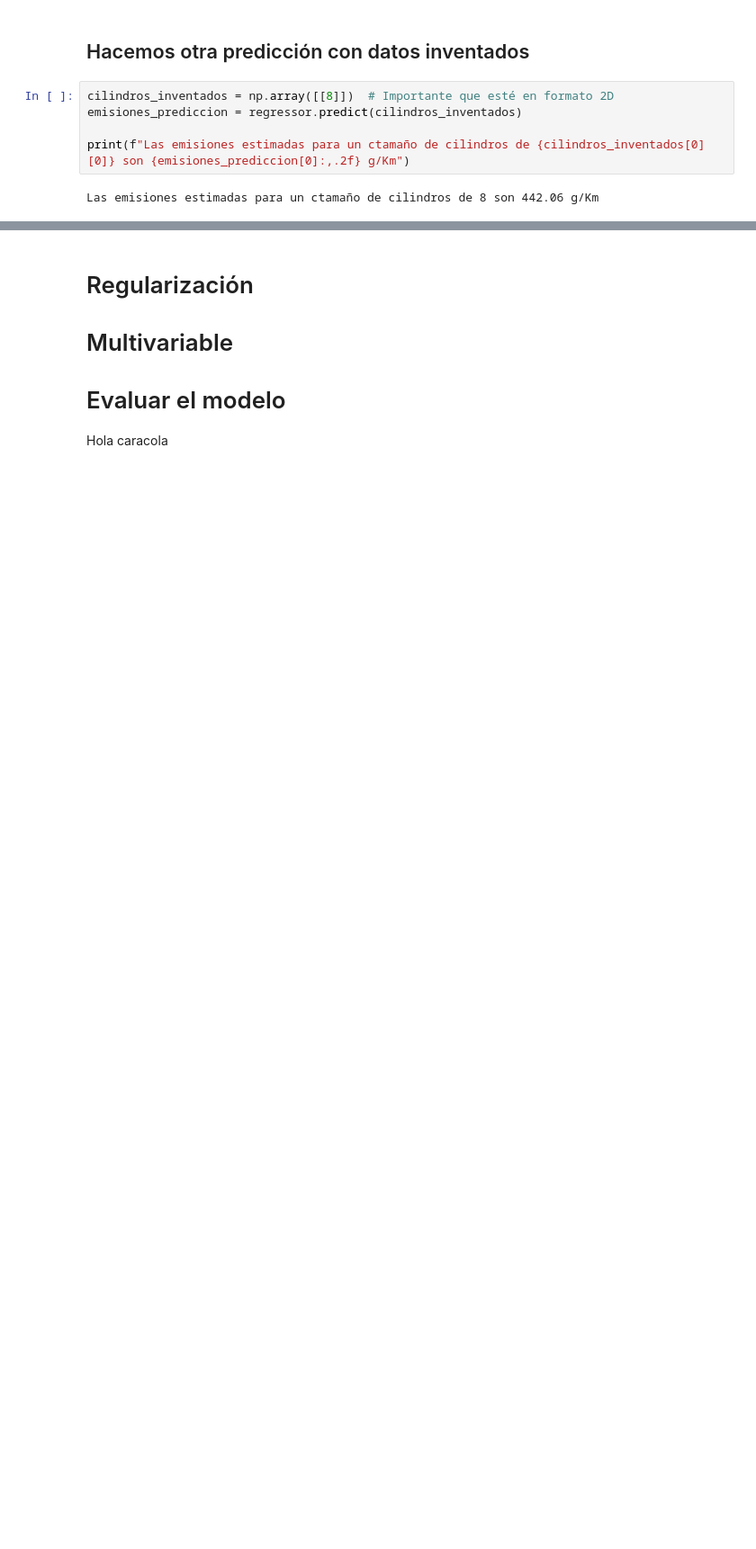
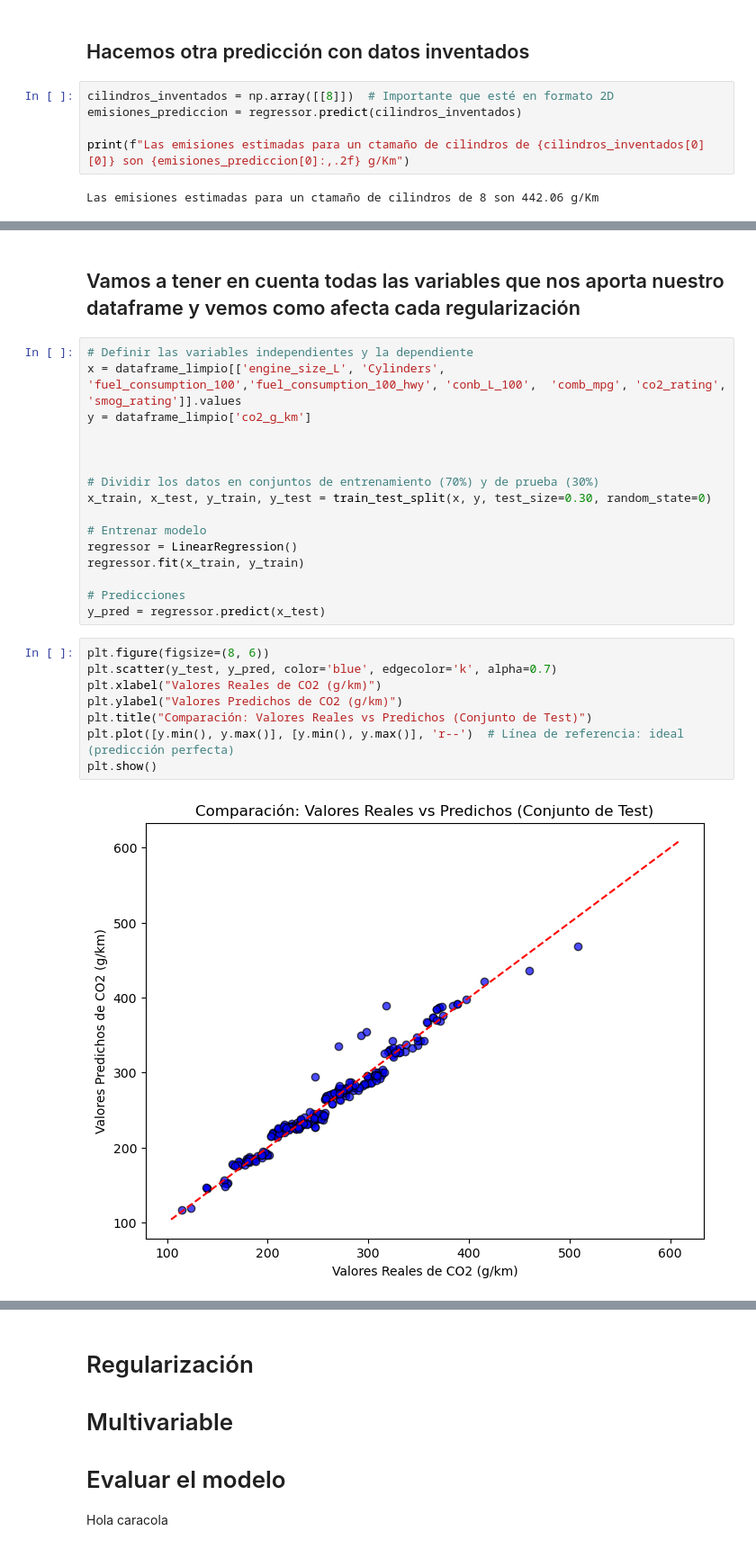
Before and after one commit to EnriqueGranadosMartinez/fuel, a Jupyter notebook: fuel_kike/fuel.ipynb, the cells around one changed output, grey strips where cells are left out. Shown at 90% size. Drawn from its saved outputs; the diff is of its cells as text; blank space fills up the shorter version.

```diff
--- a/fuel_kike/fuel.ipynb
+++ b/fuel_kike/fuel.ipynb
@@ -221,0 +308,28 @@ x_train, x_test, y_train, y_test = train_test_split(x, y, test_size=0.30, random
+# %% [markdown]
+## Vamos a tener en cuenta todas las variables que nos aporta nuestro dataframe y vemos como afecta cada regularización
+# %%
+# Definir las variables independientes y la dependiente
+x = dataframe_limpio[['engine_size_L', 'Cylinders', 'fuel_consumption_100','fuel_consumption_100_hwy', 'conb_L_100',  'comb_mpg', 'co2_rating', 'smog_rating']].values
+y = dataframe_limpio['co2_g_km']
+
+
+
+# Dividir los datos en conjuntos de entrenamiento (70%) y de prueba (30%)
+x_train, x_test, y_train, y_test = train_test_split(x, y, test_size=0.30, random_state=0)
+
+# Entrenar modelo
+regressor = LinearRegression()
+regressor.fit(x_train, y_train)
+
+# Predicciones
+y_pred = regressor.predict(x_test)
+# %%
+plt.figure(figsize=(8, 6))
+plt.scatter(y_test, y_pred, color='blue', edgecolor='k', alpha=0.7)
+plt.xlabel("Valores Reales de CO2 (g/km)")
+plt.ylabel("Valores Predichos de CO2 (g/km)")
+plt.title("Comparación: Valores Reales vs Predichos (Conjunto de Test)")
+plt.plot([y.min(), y.max()], [y.min(), y.max()], 'r--')  # Línea de referencia: ideal (predicción perfecta)
+plt.show()
+# %% [output]
+[figure, added]
```
Also changed, not shown: parts of 21 cells of this notebook.
